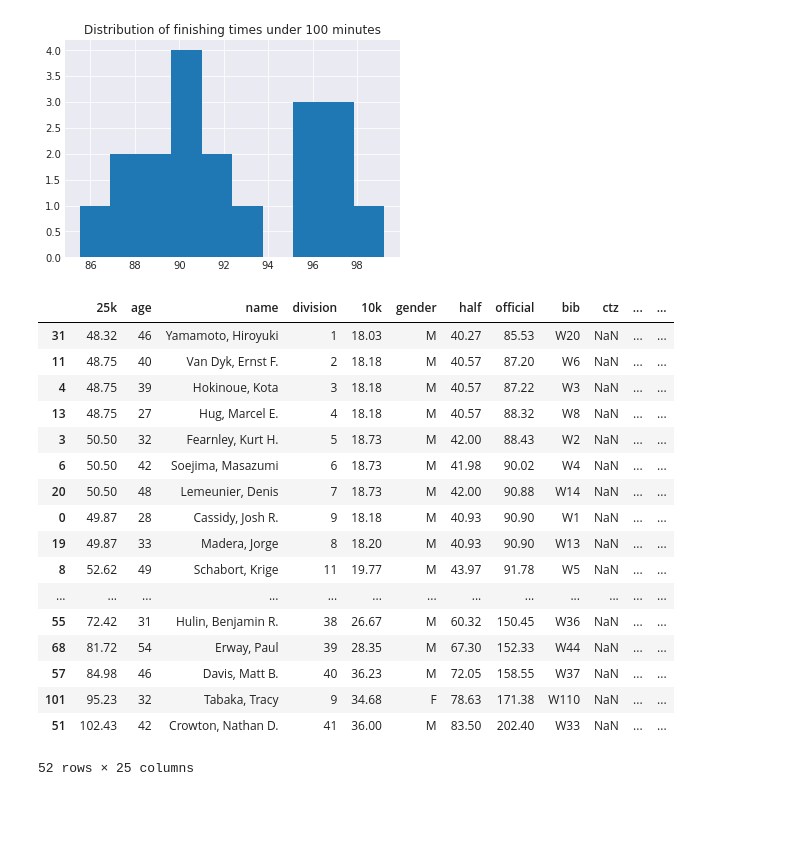
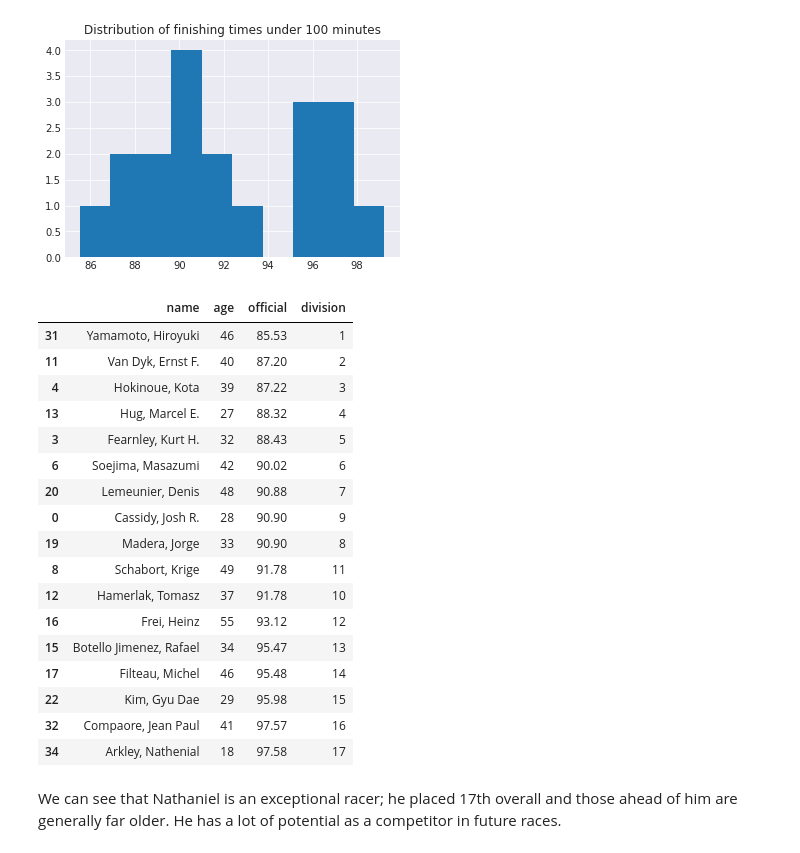
Before and after one commit to AlliedToasters/clustering_drills, a Jupyter notebook: runners.ipynb, the cells around one changed output. Drawn from its saved outputs; the diff is of its cells as text; code cells hidden in the pictures; blank space fills up the shorter version.

```diff
--- a/runners.ipynb
+++ b/runners.ipynb
@@ -204,0 +215,4 @@ mshift.cluster_centers_.shape
+# %%
+#Train up our model. Took several minutes on my machine.
+mshift = MeanShift(bandwidth=bandwidth, n_jobs=-2)
+mshift.fit(X)
@@ -241,23 +270,25 @@ plt.show();
 # %% [output]
 [figure]
 # %%
-df.loc[df[df.wheelchair==1].official.sort_values().index][['age', 'official']]
+df.loc[df[df.wheelchair==1].official.sort_values().index][['name', 'age', 'official', 'division']].head(17)
 # %% [output]
-|  | 25k | age | name | division | 10k | gender | half | official | bib | ctz | ... | ... |
-| 31 | 48.32 | 46 | Yamamoto, Hiroyuki | 1 | 18.03 | M | 40.27 | 85.53 | W20 | NaN | ... | ... |
-| 11 | 48.75 | 40 | Van Dyk, Ernst F. | 2 | 18.18 | M | 40.57 | 87.20 | W6 | NaN | ... | ... |
-| 4 | 48.75 | 39 | Hokinoue, Kota | 3 | 18.18 | M | 40.57 | 87.22 | W3 | NaN | ... | ... |
-| 13 | 48.75 | 27 | Hug, Marcel E. | 4 | 18.18 | M | 40.57 | 88.32 | W8 | NaN | ... | ... |
-| 3 | 50.50 | 32 | Fearnley, Kurt H. | 5 | 18.73 | M | 42.00 | 88.43 | W2 | NaN | ... | ... |
-| 6 | 50.50 | 42 | Soejima, Masazumi | 6 | 18.73 | M | 41.98 | 90.02 | W4 | NaN | ... | ... |
-| 20 | 50.50 | 48 | Lemeunier, Denis | 7 | 18.73 | M | 42.00 | 90.88 | W14 | NaN | ... | ... |
-| 0 | 49.87 | 28 | Cassidy, Josh R. | 9 | 18.18 | M | 40.93 | 90.90 | W1 | NaN | ... | ... |
-| 19 | 49.87 | 33 | Madera, Jorge | 8 | 18.20 | M | 40.93 | 90.90 | W13 | NaN | ... | ... |
-| 8 | 52.62 | 49 | Schabort, Krige | 11 | 19.77 | M | 43.97 | 91.78 | W5 | NaN | ... | ... |
-| ... | ... | ... | ... | ... | ... | ... | ... | ... | ... | ... | ... | ... |
-| 55 | 72.42 | 31 | Hulin, Benjamin R. | 38 | 26.67 | M | 60.32 | 150.45 | W36 | NaN | ... | ... |
-| 68 | 81.72 | 54 | Erway, Paul | 39 | 28.35 | M | 67.30 | 152.33 | W44 | NaN | ... | ... |
-| 57 | 84.98 | 46 | Davis, Matt B. | 40 | 36.23 | M | 72.05 | 158.55 | W37 | NaN | ... | ... |
-| 101 | 95.23 | 32 | Tabaka, Tracy | 9 | 34.68 | F | 78.63 | 171.38 | W110 | NaN | ... | ... |
-| 51 | 102.43 | 42 | Crowton, Nathan D. | 41 | 36.00 | M | 83.50 | 202.40 | W33 | NaN | ... | ... |
+|  | name | age | official | division |
+| 31 | Yamamoto, Hiroyuki | 46 | 85.53 | 1 |
+| 11 | Van Dyk, Ernst F. | 40 | 87.20 | 2 |
+| 4 | Hokinoue, Kota | 39 | 87.22 | 3 |
+| 13 | Hug, Marcel E. | 27 | 88.32 | 4 |
+| 3 | Fearnley, Kurt H. | 32 | 88.43 | 5 |
+| 6 | Soejima, Masazumi | 42 | 90.02 | 6 |
+| 20 | Lemeunier, Denis | 48 | 90.88 | 7 |
+| 0 | Cassidy, Josh R. | 28 | 90.90 | 9 |
+| 19 | Madera, Jorge | 33 | 90.90 | 8 |
+| 8 | Schabort, Krige | 49 | 91.78 | 11 |
+| 12 | Hamerlak, Tomasz | 37 | 91.78 | 10 |
+| 16 | Frei, Heinz | 55 | 93.12 | 12 |
+| 15 | Botello Jimenez, Rafael | 34 | 95.47 | 13 |
+| 17 | Filteau, Michel | 46 | 95.48 | 14 |
+| 22 | Kim, Gyu Dae | 29 | 95.98 | 15 |
+| 32 | Compaore, Jean Paul | 41 | 97.57 | 16 |
+| 34 | Arkley, Nathenial | 18 | 97.58 | 17 |
-52 rows × 25 columns
+# %% [markdown]
+We can see that Nathaniel is an exceptional racer; he placed 17th overall and those ahead of him are generally far older. He has a lot of potential as a competitor in future races.
```
Also changed, not shown: parts of 31 cells of this notebook.
